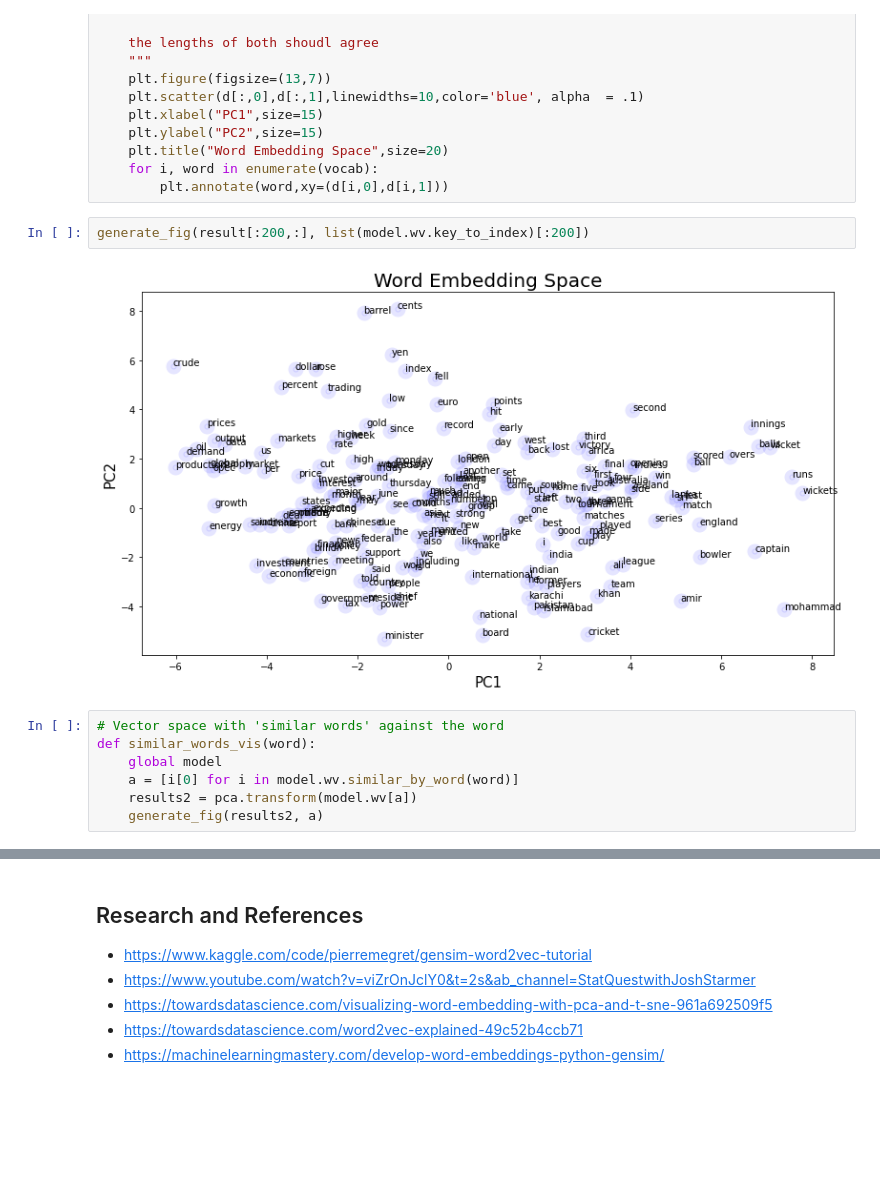
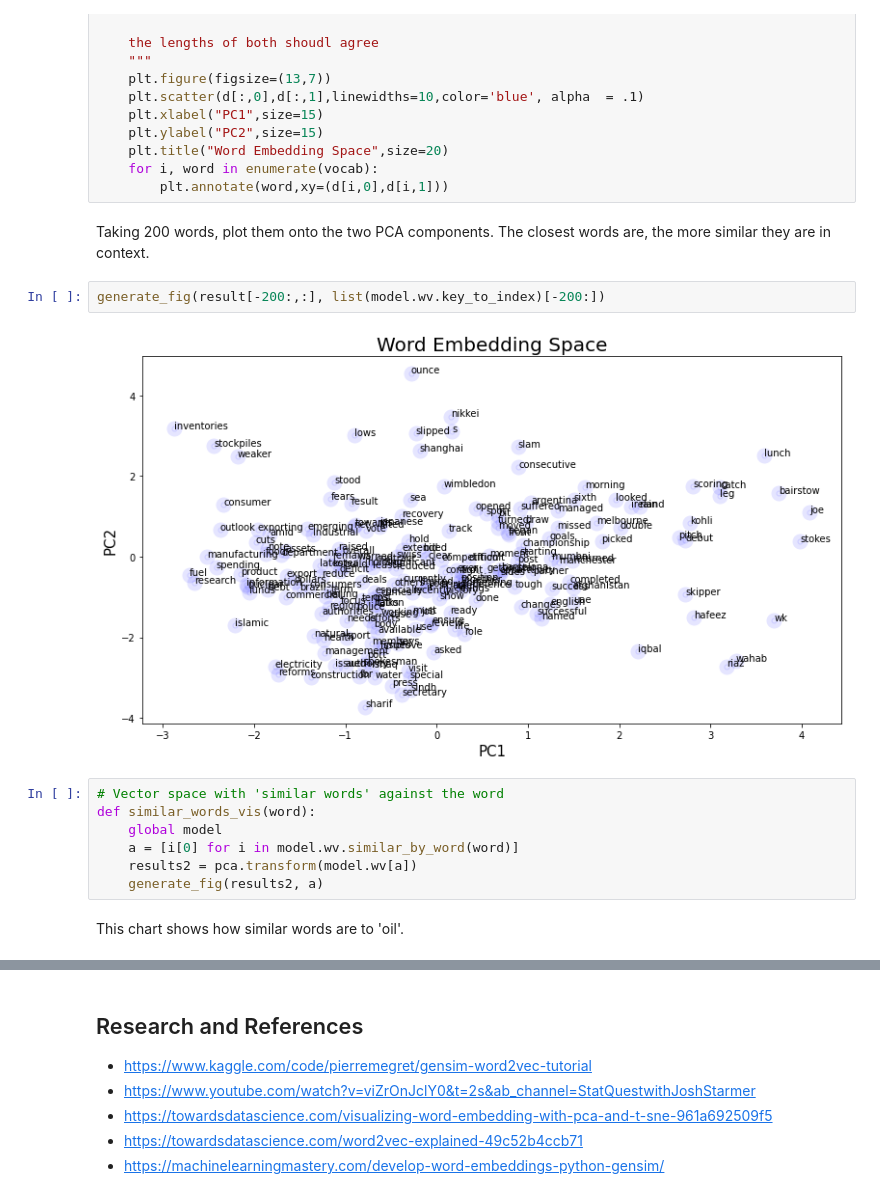
Before and after one commit to godot107/public, a Jupyter notebook: word2vec-news-articles/word2vec.ipynb, the cells around one changed output, grey strips where cells are left out. Cells and saved outputs as stored; diff of their text form; blank space fills up the shorter version.

```diff
--- a/word2vec-news-articles/word2vec.ipynb
+++ b/word2vec-news-articles/word2vec.ipynb
@@ -165,10 +205,12 @@ def generate_fig(d, vocab):
     plt.title("Word Embedding Space",size=20)
     for i, word in enumerate(vocab):
         plt.annotate(word,xy=(d[i,0],d[i,1]))
+# %% [markdown]
+Taking 200 words, plot them onto the two PCA components. The closest words are, the more similar they are in context.
 # %%
-generate_fig(result[:200,:], list(model.wv.key_to_index)[:200])
+generate_fig(result[-200:,:], list(model.wv.key_to_index)[-200:])
 # %% [output]
-[figure, old version]
+[figure, new version]
 # %%
 # Vector space with 'similar words' against the word
 def similar_words_vis(word):
@@ -176,6 +218,8 @@ def similar_words_vis(word):
     a = [i[0] for i in model.wv.similar_by_word(word)]
     results2 = pca.transform(model.wv[a])
     generate_fig(results2, a)
+# %% [markdown]
+This chart shows how similar words are to 'oil'.
 # %%
 similar_words_vis('oil')
 # %% [output]
```
Also changed, not shown: parts of 18 cells of this notebook, 2 other files.
